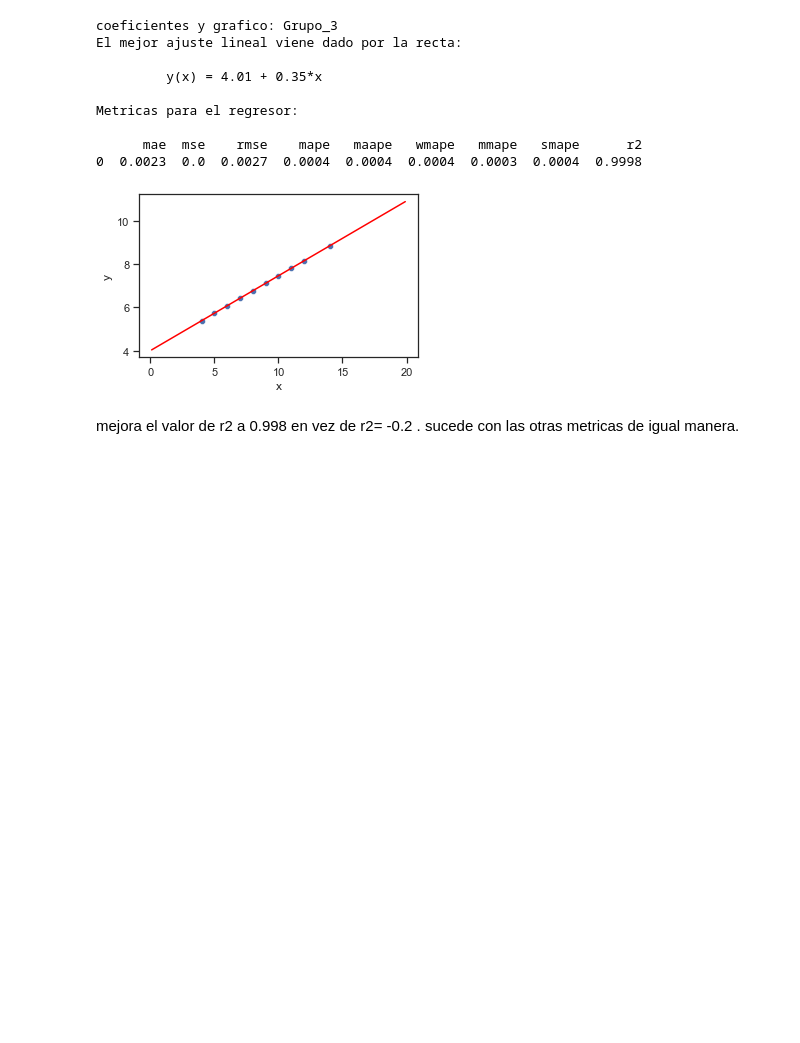
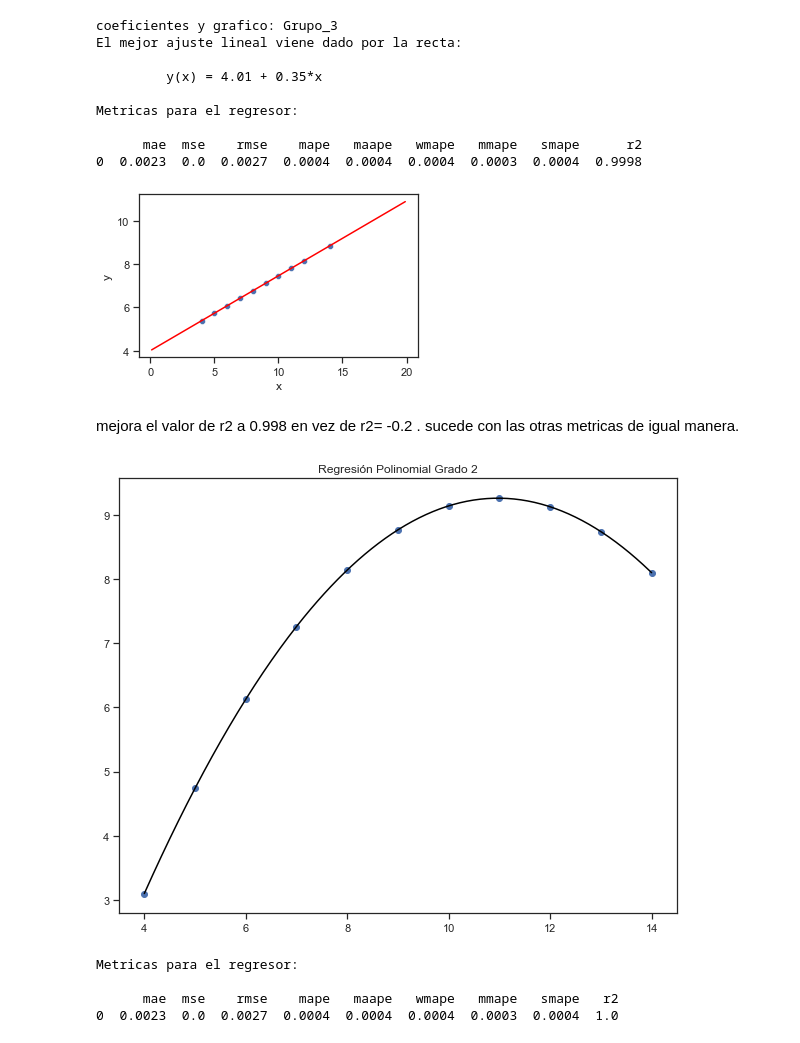
Before and after one commit to andresmontecinos12/mat281_portfolio, a Jupyter notebook: labs/01_python/lab 7/laboratorio_07.ipynb, the cells around one changed output. Drawn from its saved outputs; the diff is of its cells as text; code cells hidden in the pictures; blank space fills up the shorter version.

```diff
--- a/labs/01_python/lab 7/laboratorio_07.ipynb
+++ b/labs/01_python/lab 7/laboratorio_07.ipynb
@@ -336,3 +339,40 @@ mejora el valor de r2 a 0.998 en vez de r2= -0.2 . sucede con las otras metricas
 # grafico 2 transformar a regresion cuadratica
 
 #grafico 4 , no considerar.
+# %%
+
+from sklearn.preprocessing import PolynomialFeatures
+from sklearn.pipeline import make_pipeline
+from sklearn.linear_model import LinearRegression
+
+df4=df.loc[df['grupo']=='Grupo_2']
+
+
+    #Realizar Ajuste lineal Grupo 1
+X=df4[['x']]
+y=df4['y']
+X_train, X_test, y_train, y_test = train_test_split(X, y, test_size=0.2, random_state=42)
+
+degree=2
+polyreg=make_pipeline(PolynomialFeatures(degree),LinearRegression())
+import numpy as np
+plt.figure()
+plt.scatter(X,y)
+
+X_seq = np.linspace(X.min(),X.max(),300).reshape(-1,1)
+polyreg.fit(X,y)
+
+plt.plot(X_seq,polyreg.predict(X_seq),color="black")
+plt.title("Regresión Polinomial Grado "+str(degree))
+plt.show()
+
+df_metrics = summary_metrics(df_temp)
+df_metrics['r2'] =  round(r2_score(y_test,polyreg.predict(X_test)),4)
+print('\nMetricas para el regresor:\n')
+print(df_metrics)
+# %% [output]
+[figure, added]
+Metricas para el regresor:
+
+      mae  mse    rmse    mape   maape   wmape   mmape   smape   r2
+0  0.0023  0.0  0.0027  0.0004  0.0004  0.0004  0.0003  0.0004  1.0
```
Also changed, not shown: parts of 1 cell of this notebook.
